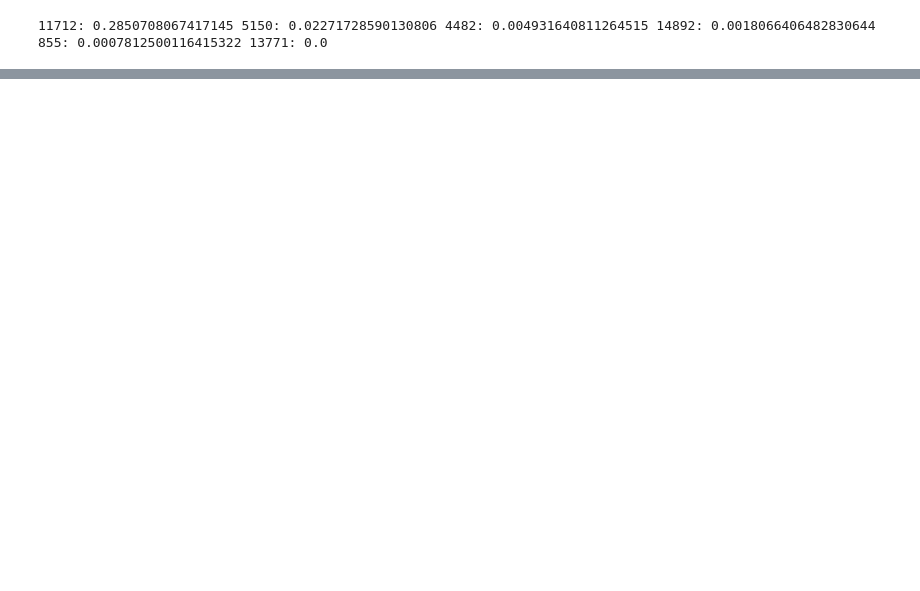
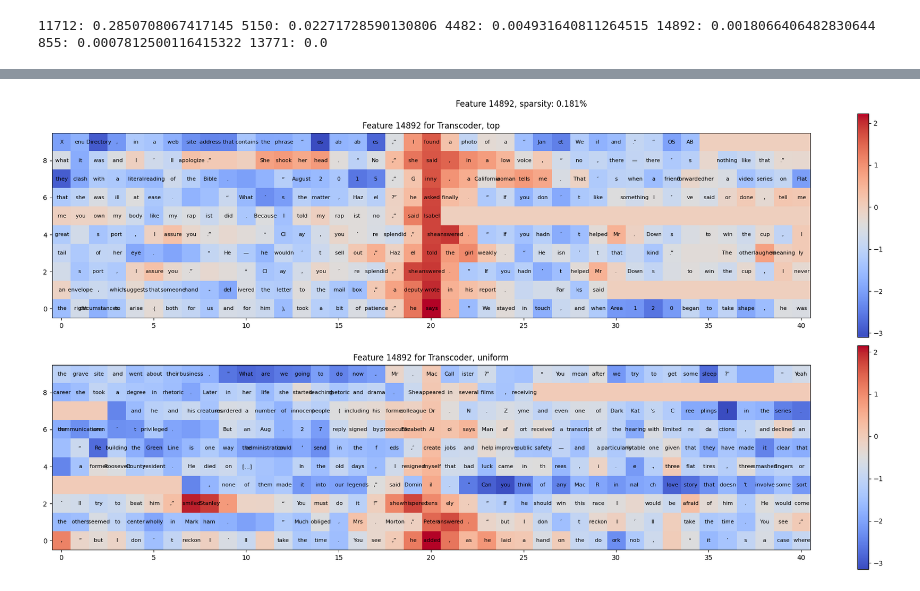
Before and after one commit to pchlenski/mlp_linearization, a Jupyter notebook: notebooks/11_find_5_gelu_1l_features.ipynb, the cells around one changed output, grey strips where cells are left out. Cells and saved outputs as stored; diff of their text form; code cells hidden in the pictures; blank space fills up the shorter version.

```diff
--- a/notebooks/11_find_5_gelu_1l_features.ipynb
+++ b/notebooks/11_find_5_gelu_1l_features.ipynb
@@ -135,0 +118,4 @@ set_and_visualize(my_sample[2], l=1)
+# %%
+set_and_visualize(my_sample[3])
+# %% [output]
+[figure, added]
```
Also changed, not shown: parts of 6 cells of this notebook, 3 other files.
